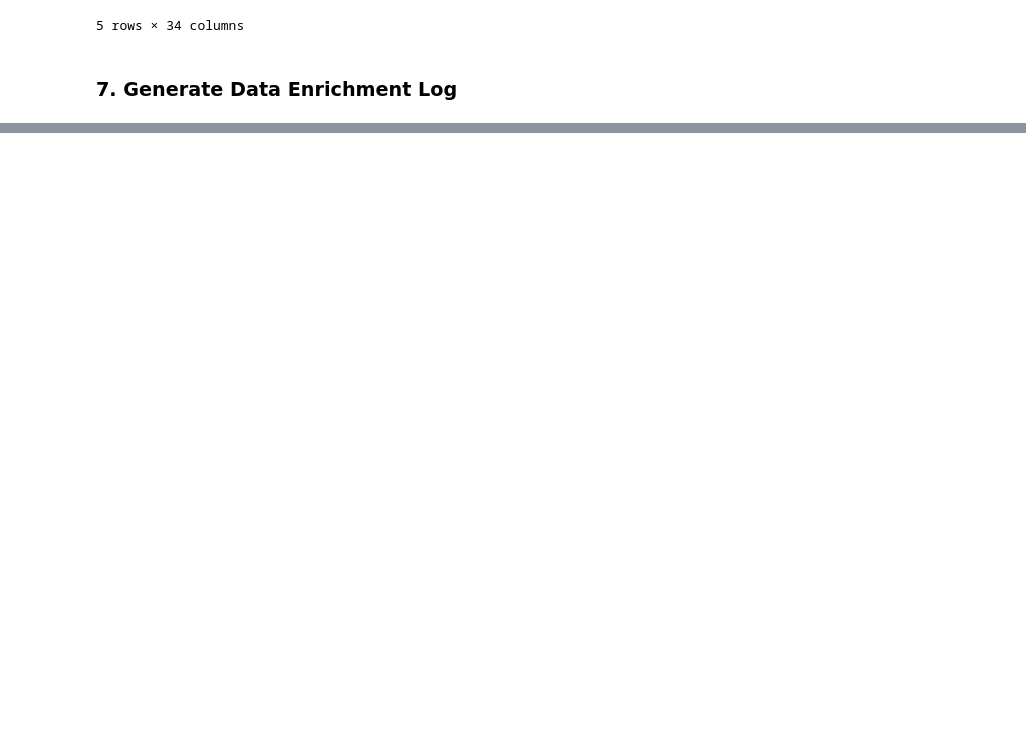
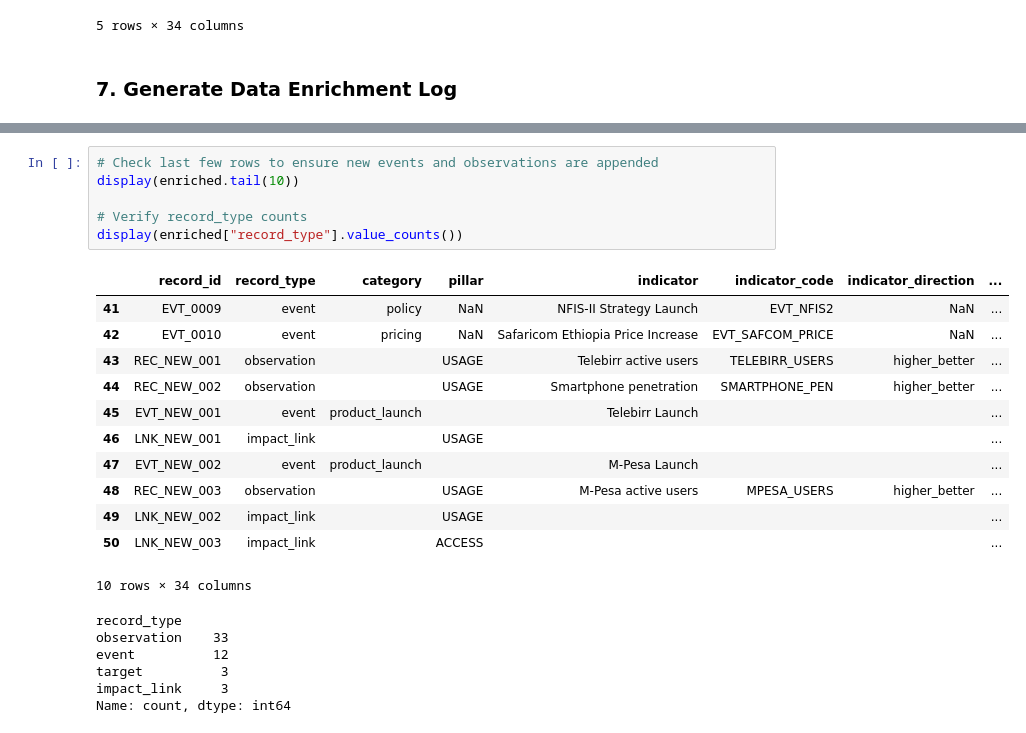
Before and after one commit to Frita123/Forecasting-Financial-Inclusion-in-Ethiopia, a Jupyter notebook: notebooks/Data-Exploration-and-Enrichment.ipynb, the cells around one changed output, grey strips where cells are left out. Saved outputs shown, nothing was run; the diff lists cells and outputs as text; blank space fills up the shorter version.

```diff
--- a/notebooks/Data-Exploration-and-Enrichment.ipynb
+++ b/notebooks/Data-Exploration-and-Enrichment.ipynb
@@ -460,0 +539,25 @@ Enrichment log saved.
+# %%
+# Check last few rows to ensure new events and observations are appended
+display(enriched.tail(10))
+
+# Verify record_type counts
+display(enriched["record_type"].value_counts())
+# %% [output]
+|  | record_id | record_type | category | pillar | indicator | indicator_code | indicator_direction | ... |
+| 41 | EVT_0009 | event | policy | NaN | NFIS-II Strategy Launch | EVT_NFIS2 | NaN | ... |
+| 42 | EVT_0010 | event | pricing | NaN | Safaricom Ethiopia Price Increase | EVT_SAFCOM_PRICE | NaN | ... |
+| 43 | REC_NEW_001 | observation |  | USAGE | Telebirr active users | TELEBIRR_USERS | higher_better | ... |
+| 44 | REC_NEW_002 | observation |  | USAGE | Smartphone penetration | SMARTPHONE_PEN | higher_better | ... |
+| 45 | EVT_NEW_001 | event | product_launch |  | Telebirr Launch |  |  | ... |
+| 46 | LNK_NEW_001 | impact_link |  | USAGE |  |  |  | ... |
+| 47 | EVT_NEW_002 | event | product_launch |  | M-Pesa Launch |  |  | ... |
+| 48 | REC_NEW_003 | observation |  | USAGE | M-Pesa active users | MPESA_USERS | higher_better | ... |
+| 49 | LNK_NEW_002 | impact_link |  | USAGE |  |  |  | ... |
+| 50 | LNK_NEW_003 | impact_link |  | ACCESS |  |  |  | ... |
+10 rows × 34 columns
+record_type
+observation    33
+event          12
+target          3
+impact_link     3
+Name: count, dtype: int64
```
Also changed, not shown: parts of 5 cells of this notebook.
